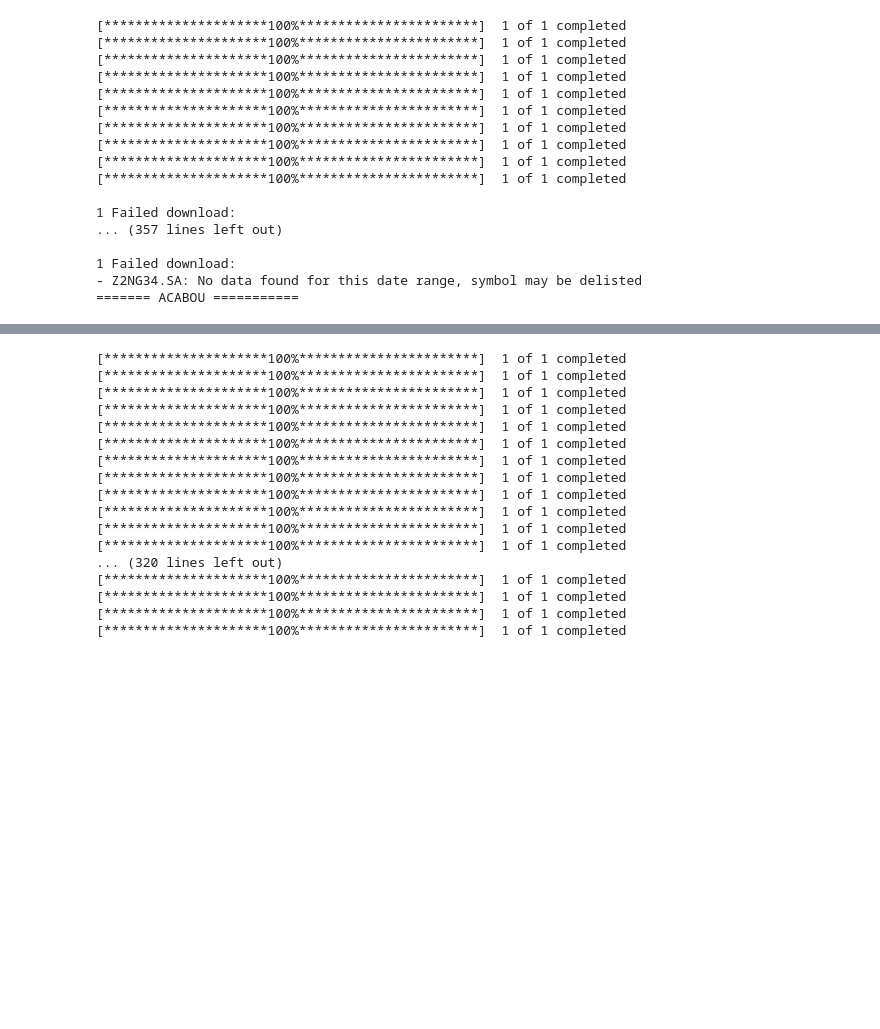
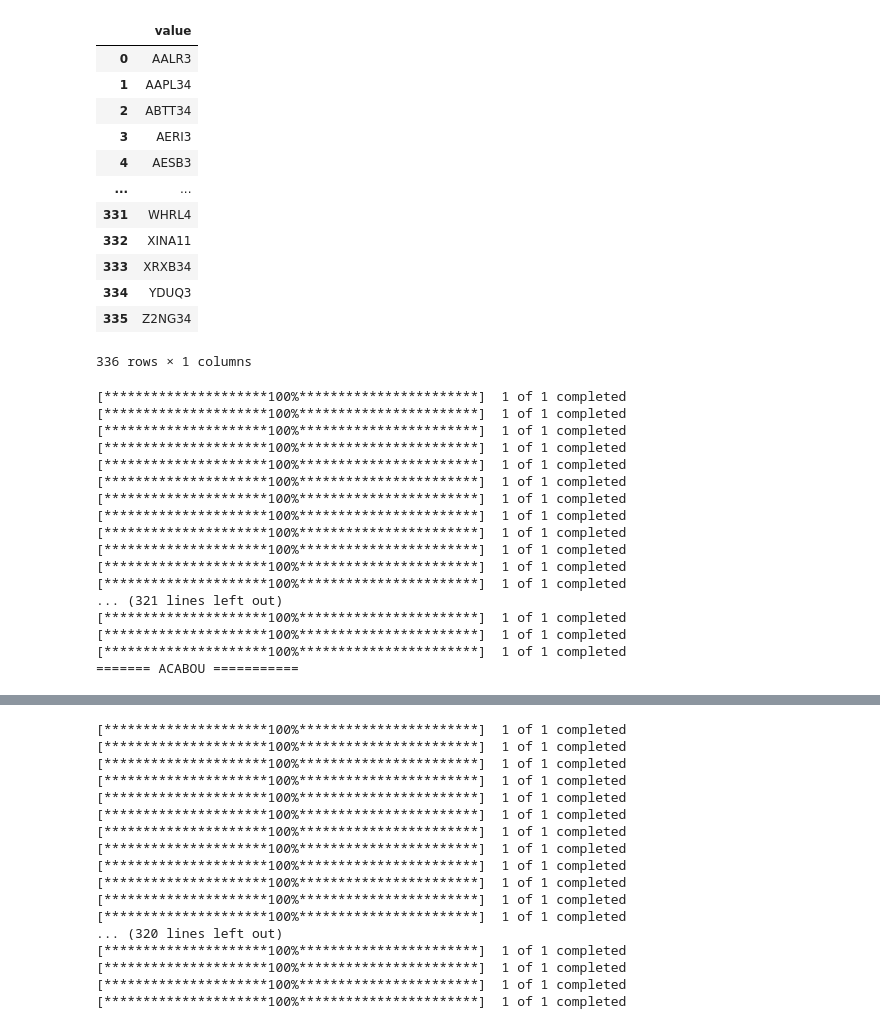
Before and after one commit to Henrique-Gomes/setup9.2, a Jupyter notebook: setup9.2.ipynb, the cells around one changed output, grey strips where cells are left out. Drawn from its saved outputs; the diff is of its cells as text; code cells hidden in the pictures; blank space fills up the shorter version.

```diff
--- a/setup9.2.ipynb
+++ b/setup9.2.ipynb
@@ -10,27 +10,48 @@ from datetime import date
 yf.pdr_override()
 # %%
 pd.set_option('display.max_rows', 10)
+
+df = pd.DataFrame();
 
 df = pd.read_csv('TICKERS.csv')
 
 df.columns = ['empresa','ticker1','ticker2','ticker3']
 
 df = df.melt(id_vars=['empresa'])
 
-df.drop(columns=['variable'],inplace=True)
+df.drop(columns=['variable','empresa'],inplace=True)
 
 df.dropna(inplace=True)
 
-df.set_index('empresa',inplace=True)
+df= df.sort_values('value')
 
-df.sort_index(key=lambda col: col.str.lower(),inplace=True)
+df.index = range(df.shape[0])
+
+
+#df to csv
+#compression_opts = dict(method='zip',archive_name='out.csv')
+#df.to_csv('out.zip', index=False,compression=compression_opts)
+# %% [output]
+|  | value |
+| 0 | AALR3 |
+| 1 | AAPL34 |
+| 2 | ABTT34 |
+| 3 | AERI3 |
+| 4 | AESB3 |
+| ... | ... |
+| 331 | WHRL4 |
+| 332 | XINA11 |
+| 333 | XRXB34 |
+| 334 | YDUQ3 |
+| 335 | Z2NG34 |
+336 rows × 1 columns
 # %%
 aux = []
 
 #Carregar os dados
 
 for i in range(df.shape[0]):
-    aux.append(web.get_data_yahoo(df.iloc[i,0]+'.sa',start='2021-01-01',end = '2021-05-04'));
+    aux.append(web.get_data_yahoo(df.iloc[i,0]+'.sa',start='2021-04-01',end = '2021-05-06'));
 
 df.insert(1, 'dados', aux, allow_duplicates=True);
 
@@ -46,10 +67,10 @@ print('======= ACABOU ===========')
 [*********************100%***********************]  1 of 1 completed
 [*********************100%***********************]  1 of 1 completed
 [*********************100%***********************]  1 of 1 completed
-
-1 Failed download:
-... (357 lines left out)
-
-1 Failed download:
-- Z2NG34.SA: No data found for this date range, symbol may be delisted
+[*********************100%***********************]  1 of 1 completed
+[*********************100%***********************]  1 of 1 completed
+... (321 lines left out)
+[*********************100%***********************]  1 of 1 completed
+[*********************100%***********************]  1 of 1 completed
+[*********************100%***********************]  1 of 1 completed
 ======= ACABOU ===========
```
Also changed, not shown: parts of 10 cells of this notebook.
